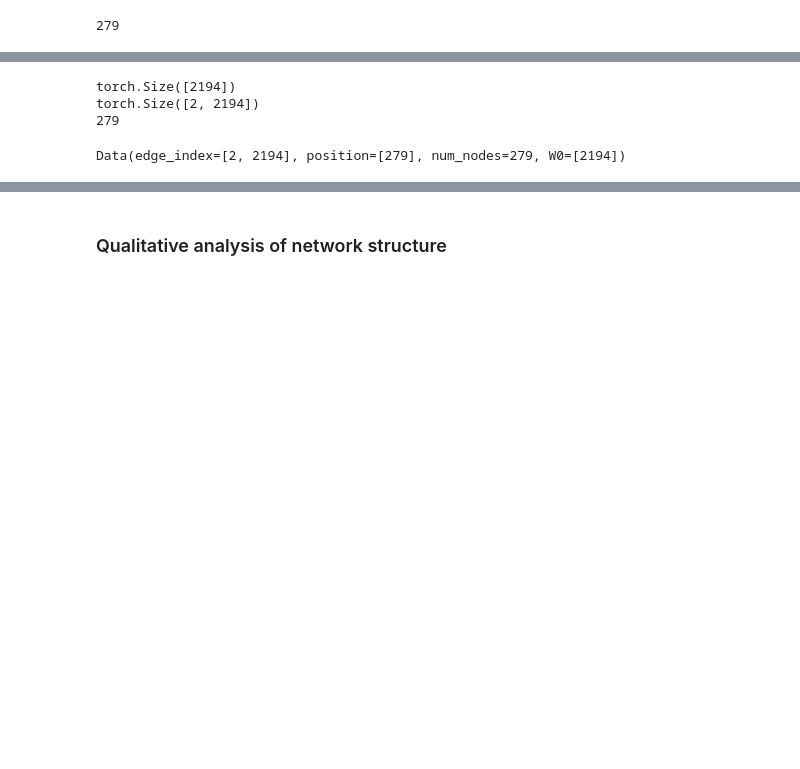
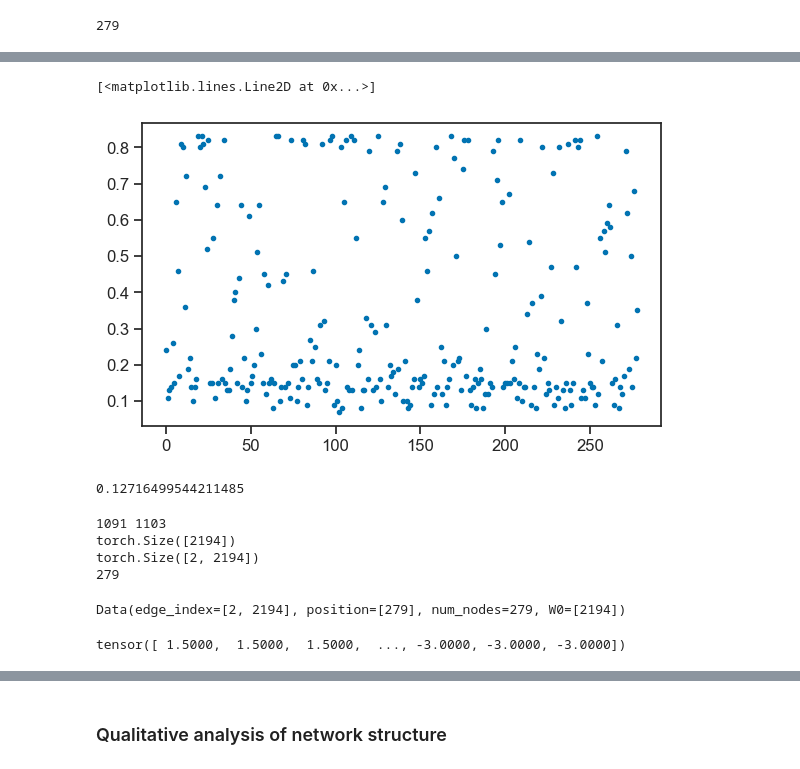
Before and after one commit to ungvilde/Causal-discovery, a Jupyter notebook: notebooks/c_elegans.ipynb, the cells around one changed output, grey strips where cells are left out. Cells and saved outputs as stored; diff of their text form; code cells hidden in the pictures; blank space fills up the shorter version.

```diff
--- a/notebooks/c_elegans.ipynb
+++ b/notebooks/c_elegans.ipynb
@@ -92,13 +116,22 @@ num edges: 2194 num nodes: 279
+# %%
+plt.plot(position_dict.keys(), position_dict.values(),'o')
+# %% [output]
+[<matplotlib.lines.Line2D at 0x...>]
+[figure, added]
+# %%
+G.number_of_nodes() / G.number_of_edges()
+# %% [output]
+0.12716499544211485
 # %%
 n_edges = G.number_of_edges()
 
 c_elegans_dataset = from_networkx(G)
 c_elegans_dataset['W0'] = torch.zeros(n_edges)
-n_inhibitory = n_edges // 2
-n_excitatory = n_edges - n_inhibitory
-
-c_elegans_dataset.W0[:n_excitatory] = 1.5
-c_elegans_dataset.W0[n_excitatory:] = -3
+n_inhibitory = n_edges - 1091 #n_edges // 2
+n_excitatory = 1091 #n_edges - n_inhibitory
+print(n_excitatory,n_inhibitory)
+c_elegans_dataset.W0[:n_excitatory] = 1.5#torch.from_numpy(np.random.beta(a=2,b=2, size=n_excitatory)*2.)
+c_elegans_dataset.W0[n_excitatory:] = -3.0#torch.from_numpy(np.random.beta(a=2,b=2, size=n_inhibitory)*(-3.*2))
 example_network = c_elegans_dataset
 
 print(example_network.W0.shape)
@@ -106,7 +139,12 @@ print(example_network.edge_index.shape)
 print(example_network.num_nodes)
 example_network
 # %% [output]
+1091 1103
 torch.Size([2194])
 torch.Size([2, 2194])
 279
 Data(edge_index=[2, 2194], position=[279], num_nodes=279, W0=[2194])
+# %%
+c_elegans_dataset.W0
+# %% [output]
+tensor([ 1.5000,  1.5000,  1.5000,  ..., -3.0000, -3.0000, -3.0000])
```
Also changed, not shown: parts of 7 cells of this notebook, 24 other files.
